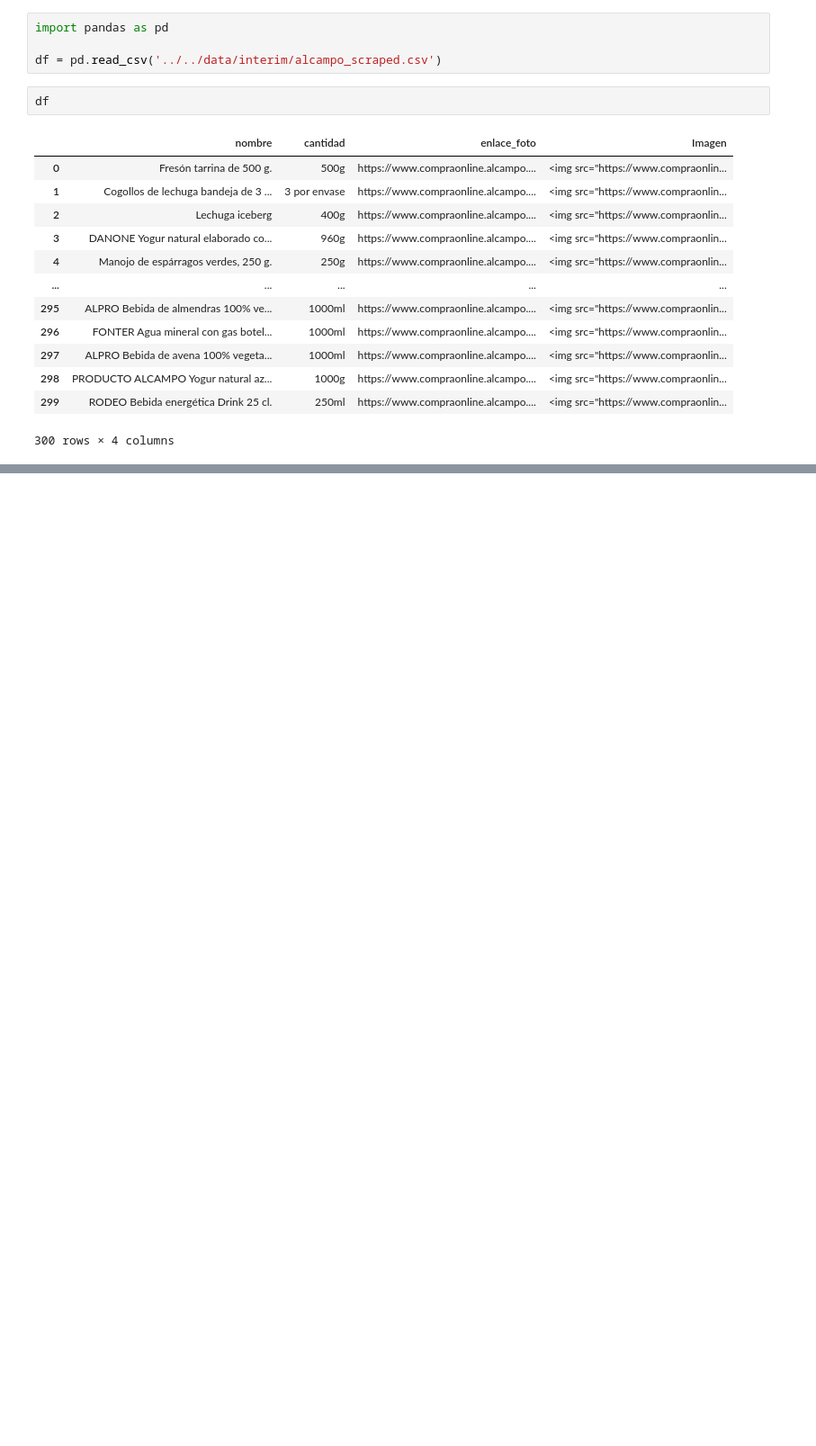
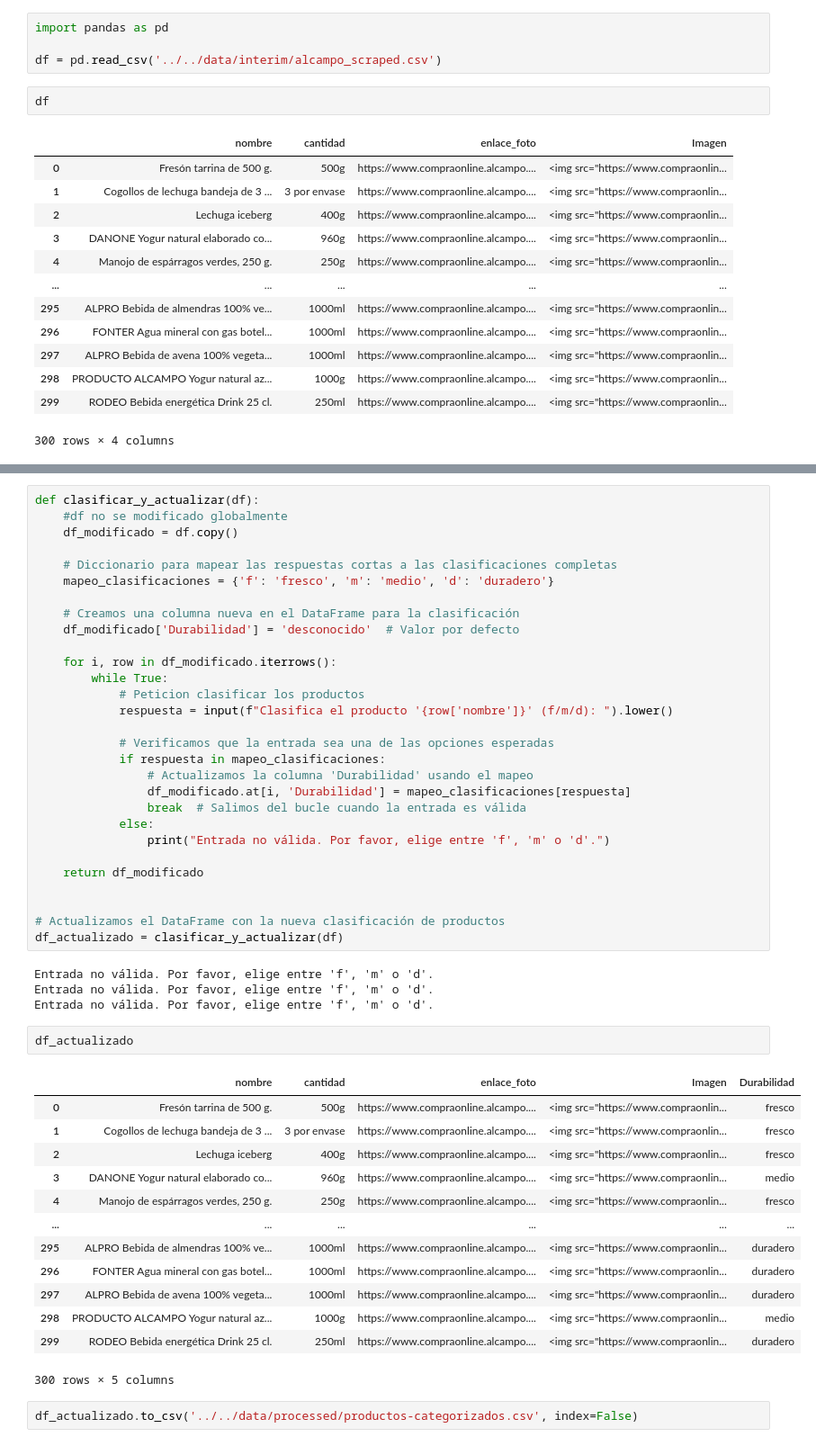
Before and after one commit to gutierenmanuel/hack-for-good-proyect, a Jupyter notebook: src/enmanuel/precesamiento_database copy.ipynb, the cells around one changed output, grey strips where cells are left out. Shown at 90% size. Drawn from its saved outputs; the diff is of its cells as text; blank space fills up the shorter version.

```diff
--- a/src/enmanuel/precesamiento_database copy.ipynb
+++ b/src/enmanuel/precesamiento_database copy.ipynb
@@ -27,0 +82,51 @@ display(HTML(df.to_html(escape=False)))
+# %%
+def clasificar_y_actualizar(df):
+    #df no se modificado globalmente
+    df_modificado = df.copy()
+
+    # Diccionario para mapear las respuestas cortas a las clasificaciones completas
+    mapeo_clasificaciones = {'f': 'fresco', 'm': 'medio', 'd': 'duradero'}
+
+    # Creamos una columna nueva en el DataFrame para la clasificación
+    df_modificado['Durabilidad'] = 'desconocido'  # Valor por defecto
+
+    for i, row in df_modificado.iterrows():
+        while True:
+            # Peticion clasificar los productos
+            respuesta = input(f"Clasifica el producto '{row['nombre']}' (f/m/d): ").lower()
+
+            # Verificamos que la entrada sea una de las opciones esperadas
+            if respuesta in mapeo_clasificaciones:
+                # Actualizamos la columna 'Durabilidad' usando el mapeo
+                df_modificado.at[i, 'Durabilidad'] = mapeo_clasificaciones[respuesta]
+                break  # Salimos del bucle cuando la entrada es válida
+            else:
+                print("Entrada no válida. Por favor, elige entre 'f', 'm' o 'd'.")
+
+    return df_modificado
+
+
+# Actualizamos el DataFrame con la nueva clasificación de productos
+df_actualizado = clasificar_y_actualizar(df)
+# %% [output]
+Entrada no válida. Por favor, elige entre 'f', 'm' o 'd'.
+Entrada no válida. Por favor, elige entre 'f', 'm' o 'd'.
+Entrada no válida. Por favor, elige entre 'f', 'm' o 'd'.
+# %%
+df_actualizado
+# %% [output]
+|  | nombre | cantidad | enlace_foto | Imagen | Durabilidad |
+| 0 | Fresón tarrina de 500 g. | 500g | https://www.compraonline.alcampo.... | <img src="https://www.compraonlin... | fresco |
+| 1 | Cogollos de lechuga bandeja de 3 ... | 3 por envase | https://www.compraonline.alcampo.... | <img src="https://www.compraonlin... | fresco |
+| 2 | Lechuga iceberg | 400g | https://www.compraonline.alcampo.... | <img src="https://www.compraonlin... | fresco |
+| 3 | DANONE Yogur natural elaborado co... | 960g | https://www.compraonline.alcampo.... | <img src="https://www.compraonlin... | medio |
+| 4 | Manojo de espárragos verdes, 250 g. | 250g | https://www.compraonline.alcampo.... | <img src="https://www.compraonlin... | fresco |
+| ... | ... | ... | ... | ... | ... |
+| 295 | ALPRO Bebida de almendras 100% ve... | 1000ml | https://www.compraonline.alcampo.... | <img src="https://www.compraonlin... | duradero |
+| 296 | FONTER Agua mineral con gas botel... | 1000ml | https://www.compraonline.alcampo.... | <img src="https://www.compraonlin... | duradero |
+| 297 | ALPRO Bebida de avena 100% vegeta... | 1000ml | https://www.compraonline.alcampo.... | <img src="https://www.compraonlin... | duradero |
+| 298 | PRODUCTO ALCAMPO Yogur natural az... | 1000g | https://www.compraonline.alcampo.... | <img src="https://www.compraonlin... | medio |
+| 299 | RODEO Bebida energética Drink 25 cl. | 250ml | https://www.compraonline.alcampo.... | <img src="https://www.compraonlin... | duradero |
+300 rows × 5 columns
+# %%
+df_actualizado.to_csv('../../data/processed/productos-categorizados.csv', index=False)
```
Also changed, not shown: parts of 2 cells of this notebook.
